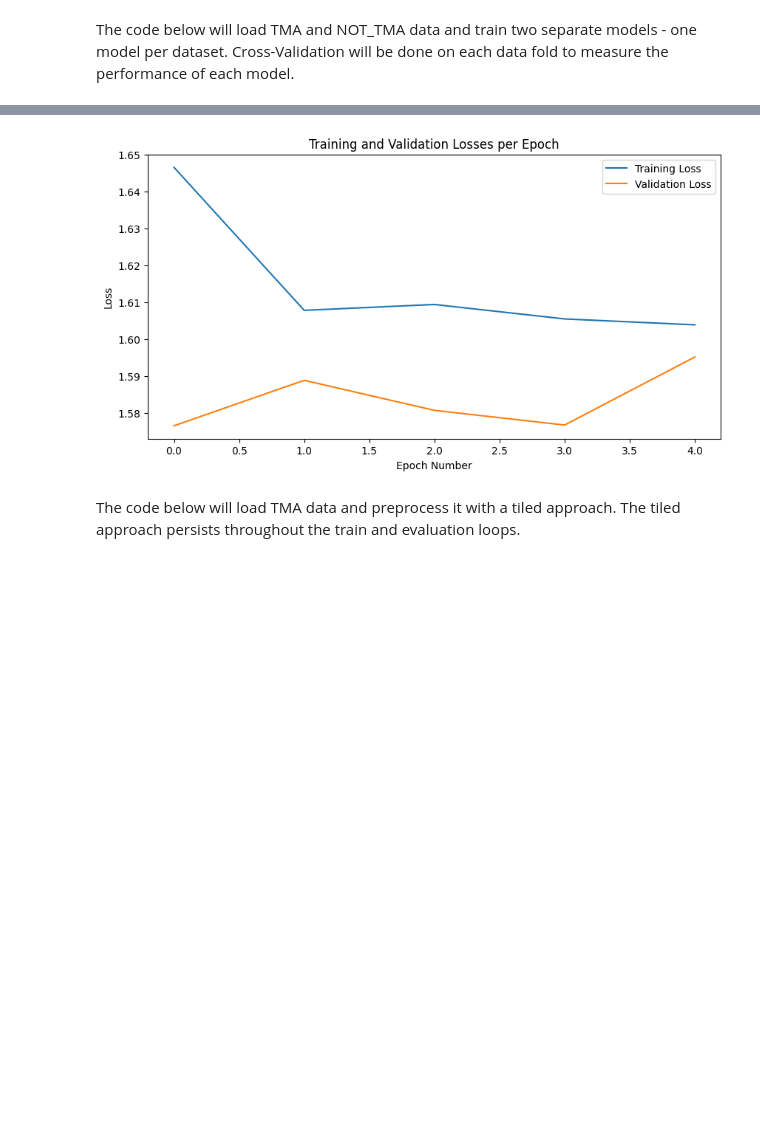
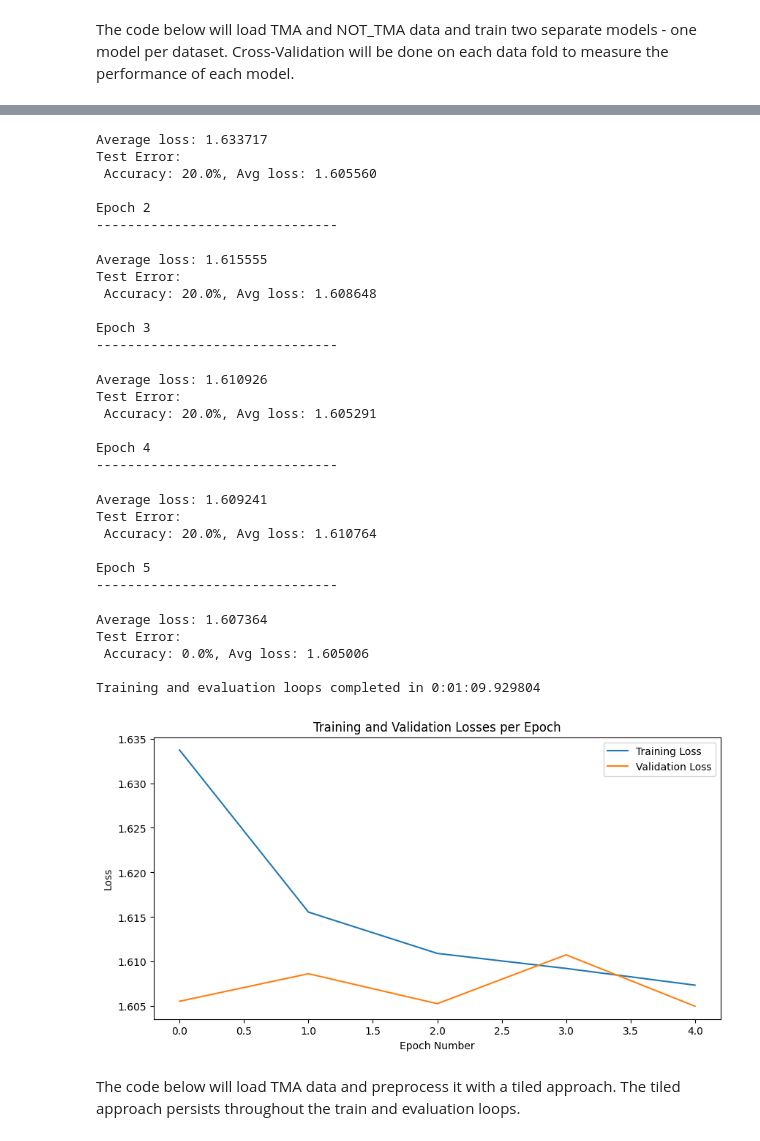
Before and after one commit to r0kit-sec/UBCOCEAN, a Jupyter notebook: train.ipynb, the cells around one changed output, grey strips where cells are left out. Drawn from its saved outputs; the diff is of its cells as text; code cells hidden in the pictures; blank space fills up the shorter version.

Commit message:
Add tqdm and timing for train loop

```diff
--- a/train.ipynb
+++ b/train.ipynb
@@ -599,6 +599,7 @@ TODO: A neural network architecture can only handle consistent data of the same
 It seems like you can adapt your neural network to handle variable image sizes with AdaptiveAvgPool2d at the global pooling layer.
 # %%
 from typing import Any
+import time
 import torch
 import torch.nn.functional as F
 import torch.nn as nn
@@ -606,12 +607,14 @@ import torch.optim as optim
 from torchvision import transforms
 from torch.utils.data import Dataset, DataLoader
 import pandas as pd
+import datetime
 import zipfile
 import matplotlib.pyplot as plt
 from io import TextIOWrapper, BytesIO
 from skimage import io
 from sklearn.preprocessing import LabelEncoder
 from sklearn.model_selection import train_test_split
+from tqdm.notebook import tqdm
 import numpy as np
 import cv2
 import os
@@ -1047,27 +1050,29 @@ def train_one_epoch(dataloader, model, loss_fn, optimizer, device):
     train_size = len(dataloader.dataset)
     model.train()
     train_loss = 0 # The total amount of loss for this epoch
-    for batch, (X, y) in enumerate(dataloader):
-        y = y.type(torch.LongTensor)
-        X, y = X.to(device), y.to(device)
+    with tqdm(dataloader, desc='Train') as progress:
+        for batch, (X, y) in enumerate(progress):
+            y = y.type(torch.LongTensor)
+            X, y = X.to(device), y.to(device)
 
-        # Always zero out the gradients from the last step!
-        optimizer.zero_grad()
+            # Always zero out the gradients from the last step!
+            optimizer.zero_grad()
 
-        # Compute prediction error (loss)
-        pred = model(X)
+            # Compute prediction error (loss)
+            pred = model(X)
 
-        # Create a tensor of the same shape as pred, but with the same value for each element
-        loss = loss_fn(pred, y)
-        train_loss += loss.item()
+            # Create a tensor of the same shape as pred, but with the same value for each element
+            loss = loss_fn(pred, y)
+            train_loss += loss.item()
 
-        # Backpropagation
-        loss.backward()
-        optimizer.step()
+            # Backpropagation
+            loss.backward()
+            optimizer.step()
 
-        # Print an update every batches
-        loss, current = loss.item(), (batch + 1) * len(X)
-        print(f"loss: {loss:>7f}  [{current:>5d}/{train_size:>5d}]")
+            # Print an update every batches
+            loss, current = loss.item(), (batch + 1) * len(X)
+            progress.set_description(f"Train loss: {loss:>7f}  [{current:>5d}/{train_size:>5d}]")
+
     average_train_loss = train_loss / train_size
     print(f"Average loss: {average_train_loss:>7f}")
     return average_train_loss
@@ -1161,13 +1166,16 @@ EPOCHS = 5
 train_loss_history = []
 validation_loss_history = []
 
+train_val_start_time = time.time()
 for epoch in range(EPOCHS):
     print(f"Epoch {epoch+1}\n-------------------------------")
-    train_loss = train_one_epoch(train_dataloader, model, loss_fn, optimizer, device=device)
+    train_loss = train_one_epoch(train_dataloader, model, loss_fn, optimizer, device)
     validation_loss = test_one_epoch(val_dataloader, model, loss_fn, device=device)
     train_loss_history.append(train_loss)
     validation_loss_history.append(validation_loss)
-print("Done!")
+train_val_time = time.time() - train_val_start_time
+printable_time = datetime.timedelta(seconds=train_val_time)
+print(f'Training and evaluation loops completed in {printable_time}')
 plot_gradient_descent(train_loss_history, validation_loss_history)
 # %% [output]
 Using cuda device
@@ -1190,4 +1184,33 @@ Done!
+Average loss: 1.633717
+Test Error:
+ Accuracy: 20.0%, Avg loss: 1.605560
+
+Epoch 2
+-------------------------------
+Average loss: 1.615555
+Test Error:
+ Accuracy: 20.0%, Avg loss: 1.608648
+
+Epoch 3
+-------------------------------
+Average loss: 1.610926
+Test Error:
+ Accuracy: 20.0%, Avg loss: 1.605291
+
+Epoch 4
+-------------------------------
+Average loss: 1.609241
+Test Error:
+ Accuracy: 20.0%, Avg loss: 1.610764
+
+Epoch 5
+-------------------------------
+Average loss: 1.607364
+Test Error:
+ Accuracy: 0.0%, Avg loss: 1.605006
+
+Training and evaluation loops completed in 0:01:09.929804
-[figure, old version]
+[figure, new version]
 # %% [markdown]
 The code below will load TMA data and preprocess it with a tiled approach. The tiled approach persists throughout the train and evaluation loops.
 # %%
```
Also changed, not shown: parts of 1 cell of this notebook.
